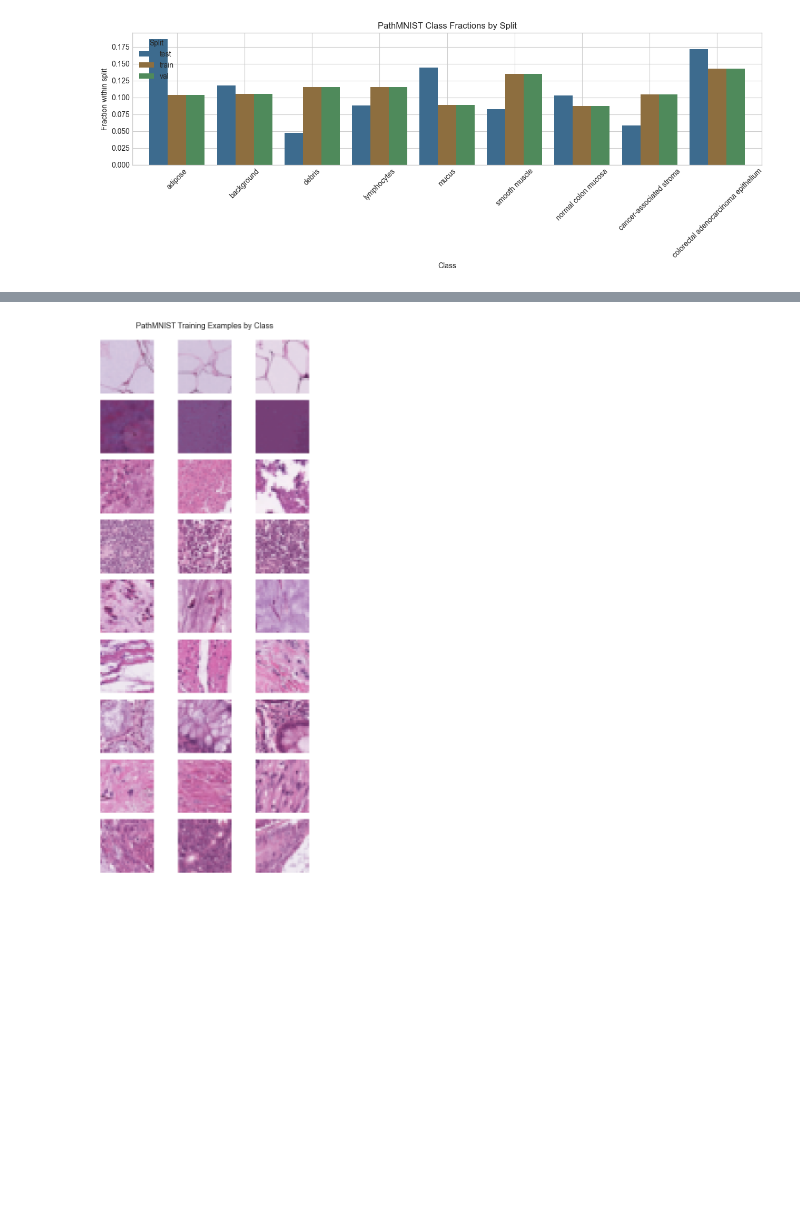
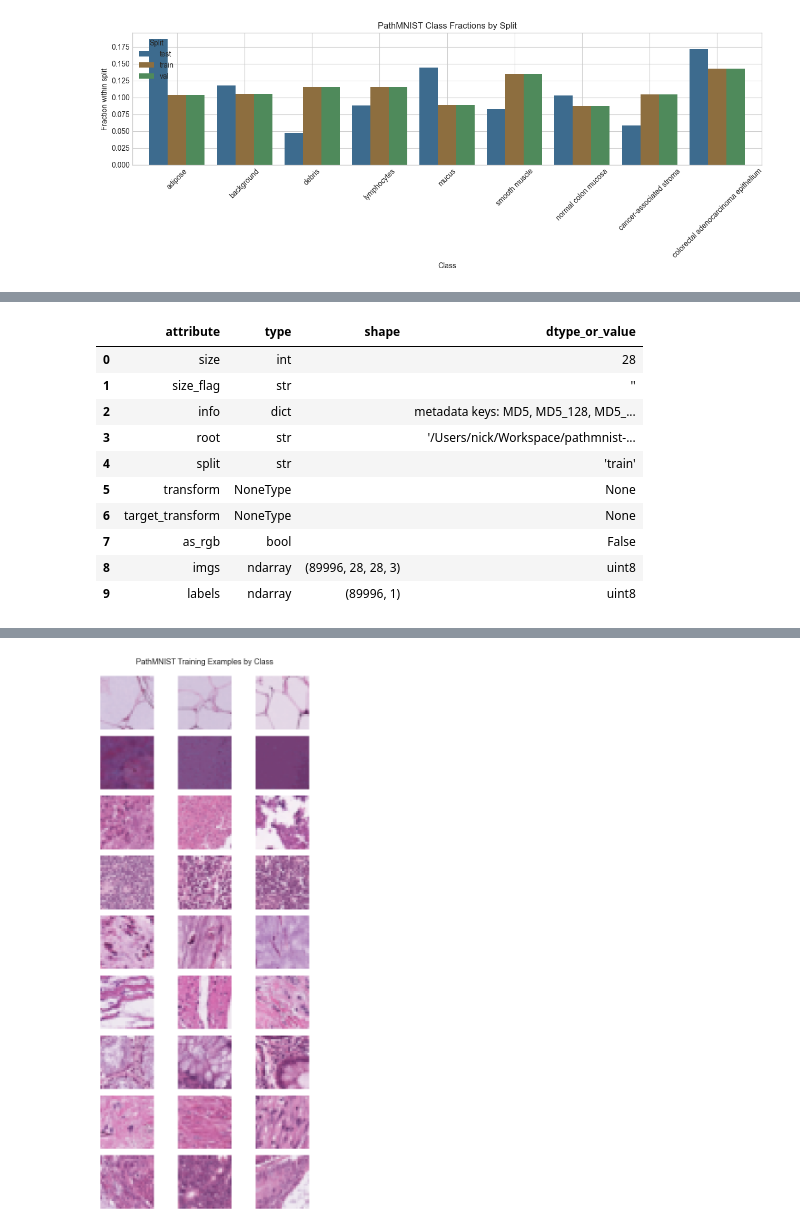
Before and after one commit to nickzerjeski/pathmnist-classification-improvement, a Jupyter notebook: notebooks/exploration.ipynb, the cells around one changed output, grey strips where cells are left out. Cells and saved outputs as stored; diff of their text form; code cells hidden in the pictures; blank space fills up the shorter version.

```diff
--- a/notebooks/exploration.ipynb
+++ b/notebooks/exploration.ipynb
@@ -190,0 +197,45 @@ if dataset_summary:
+# %%
+from medmnist import PathMNIST, INFO
+
+attribute_dataset = PathMNIST(split='train', download=False, size=28, root=str(DATA))
+
+object_rows = []
+for name, value in vars(attribute_dataset).items():
+    if name.startswith('_'):
+        continue
+    if hasattr(value, 'shape'):
+        object_rows.append({
+            'attribute': name,
+            'type': type(value).__name__,
+            'shape': tuple(value.shape),
+            'dtype_or_value': str(getattr(value, 'dtype', '')),
+        })
+    elif name == 'info':
+        object_rows.append({
+            'attribute': name,
+            'type': type(value).__name__,
+            'shape': '',
+            'dtype_or_value': f"metadata keys: {', '.join(sorted(value.keys()))}",
+        })
+    else:
+        object_rows.append({
+            'attribute': name,
+            'type': type(value).__name__,
+            'shape': '',
+            'dtype_or_value': repr(value),
+        })
+
+object_attributes = pd.DataFrame(object_rows)
+display(object_attributes)
+# %% [output]
+|  | attribute | type | shape | dtype_or_value |
+| 0 | size | int |  | 28 |
+| 1 | size_flag | str |  | '' |
+| 2 | info | dict |  | metadata keys: MD5, MD5_128, MD5_... |
+| 3 | root | str |  | '/Users/nick/Workspace/pathmnist-... |
+| 4 | split | str |  | 'train' |
+| 5 | transform | NoneType |  | None |
+| 6 | target_transform | NoneType |  | None |
+| 7 | as_rgb | bool |  | False |
+| 8 | imgs | ndarray | (89996, 28, 28, 3) | uint8 |
+| 9 | labels | ndarray | (89996, 1) | uint8 |
```
Also changed, not shown: parts of 12 cells of this notebook, 1 other file.
